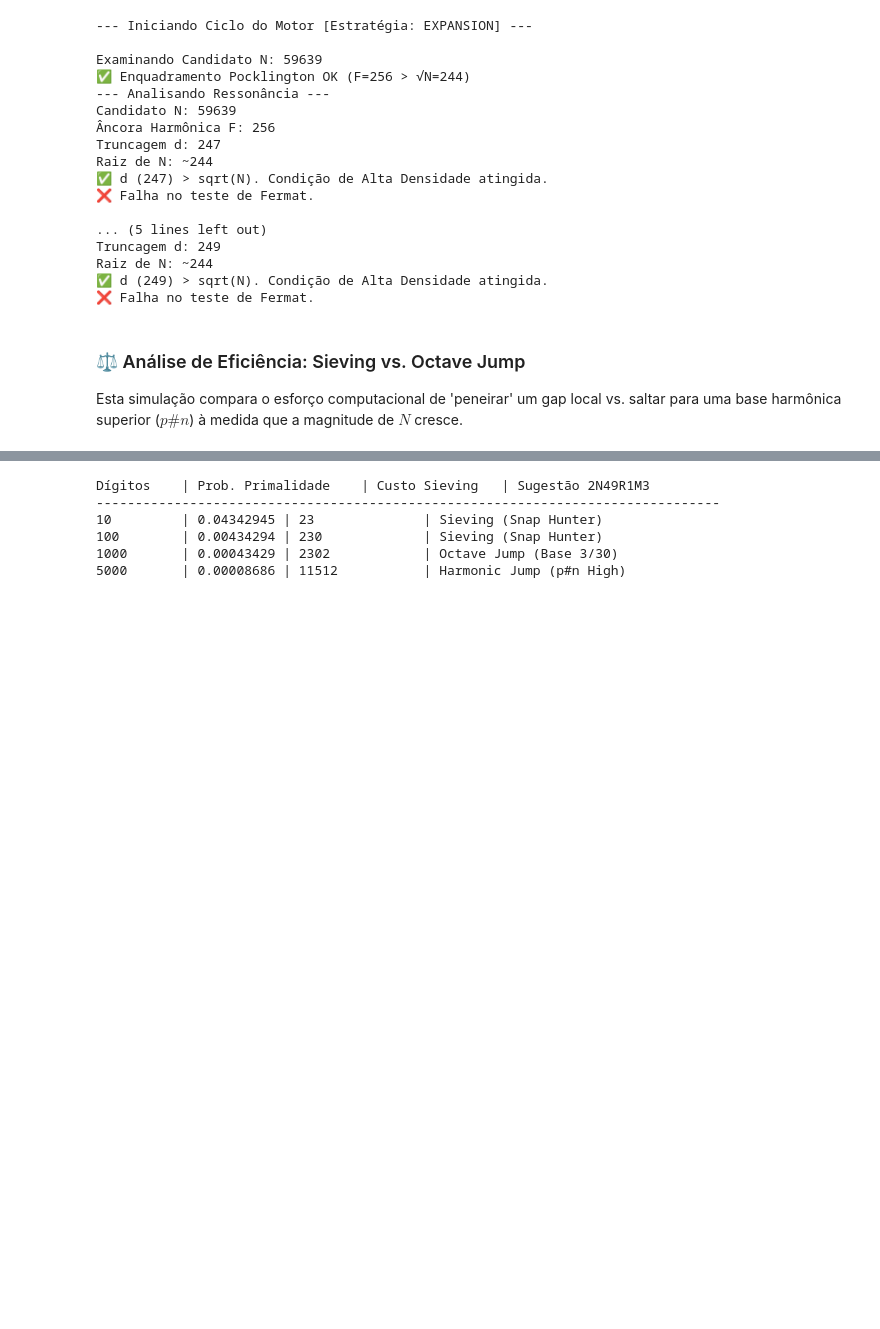
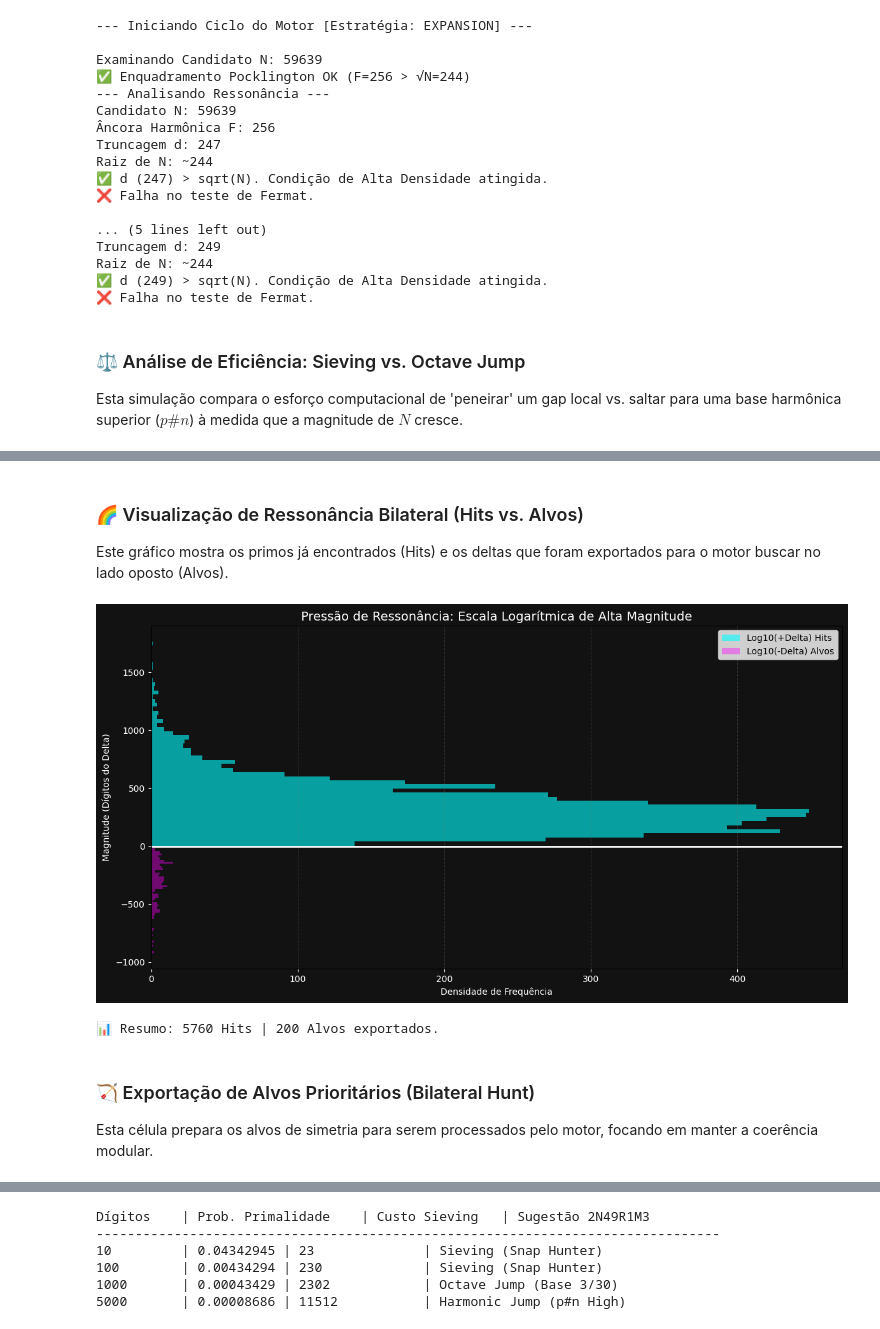
Before and after one commit to brunopedreiro1996-coder/2N49R1M3-powered-by-1NV4S1V0, a Jupyter notebook: 2N49R1M3_powered_by_1NV4S1V0_consolidado.ipynb, the cells around one changed output, grey strips where cells are left out. Drawn from its saved outputs; the diff is of its cells as text; code cells hidden in the pictures; blank space fills up the shorter version.

```diff
--- a/2N49R1M3_powered_by_1NV4S1V0_consolidado.ipynb
+++ b/2N49R1M3_powered_by_1NV4S1V0_consolidado.ipynb
@@ -789,0 +1098,72 @@ Esta simulação compara o esforço computacional de 'peneirar' um gap local vs.
+# %% [markdown]
+### 🌈 Visualização de Ressonância Bilateral (Hits vs. Alvos)
+Este gráfico mostra os primos já encontrados (Hits) e os deltas que foram exportados para o motor buscar no lado oposto (Alvos).
+# %%
+import matplotlib.pyplot as plt
+import numpy as np
+import os
+import json
+import math
+
+def safe_log10(n_str):
+    """Calcula o log10 de forma segura para números gigantes usando string."""
+    s = str(abs(int(n_str)))
+    if s == '0': return 0
+    # log10(n) approx = (número de dígitos - 1) + log10(primeiro dígito)
+    return (len(s) - 1) + math.log10(int(s[0]))
+
+def plot_bilateral_resonance_status():
+    if not os.path.exists('mirror_targets_queue.txt') or not os.path.exists('2n49r1m3_memory.json'):
+        print("Arquivos necessários não encontrados.")
+        return
+
+    # Carregar Hits Reais
+    with open('2n49r1m3_memory.json', 'r') as f:
+        data = json.load(f)
+
+    deltas_hits = []
+    for entry in data:
+        if entry['parent'] != '0':
+            delta_val = abs(int(entry['v']) - int(entry['parent']))
+            if delta_val > 0:
+                deltas_hits.append(safe_log10(delta_val))
+
+    # Carregar Alvos (Mirror Targets)
+    deltas_targets = []
+    if os.path.exists('mirror_targets_queue.txt'):
+        with open('mirror_targets_queue.txt', 'r') as f:
+            for line in f:
+                if line.strip():
+                    deltas_targets.append(-safe_log10(line.strip()))
+
+    plt.figure(figsize=(14, 7))
+
+    # Lado Positivo: Hits
+    if deltas_hits:
+        plt.hist(deltas_hits, bins=50, color='cyan', alpha=0.6, label='Log10(+Delta) Hits', orientation='horizontal')
+
+    # Lado Negativo: Alvos Pendentes
+    if deltas_targets:
+        plt.hist(deltas_targets, bins=50, color='magenta', alpha=0.4, label='Log10(-Delta) Alvos', orientation='horizontal')
+
+    plt.axhline(0, color='white', linestyle='-', linewidth=2)
+    plt.title("Pressão de Ressonância: Escala Logarítmica de Alta Magnitude", color='white', fontsize=14)
+    plt.xlabel("Densidade de Frequência", color='white')
+    plt.ylabel("Magnitude (Dígitos do Delta)", color='white')
+
+    plt.legend()
+    plt.gca().set_facecolor('#121212')
+    plt.gcf().set_facecolor('#121212')
+    plt.tick_params(colors='white')
+    plt.grid(axis='x', color='gray', linestyle='--', alpha=0.3)
+    plt.show()
+
+    print(f"📊 Resumo: {len(deltas_hits)} Hits | {len(deltas_targets)} Alvos exportados.")
+
+plot_bilateral_resonance_status()
+# %% [output]
+[figure, added]
+📊 Resumo: 5760 Hits | 200 Alvos exportados.
+# %% [markdown]
+### 🏹 Exportação de Alvos Prioritários (Bilateral Hunt)
+Esta célula prepara os alvos de simetria para serem processados pelo motor, focando em manter a coerência modular.
```
Also changed, not shown: parts of 22 cells of this notebook.
